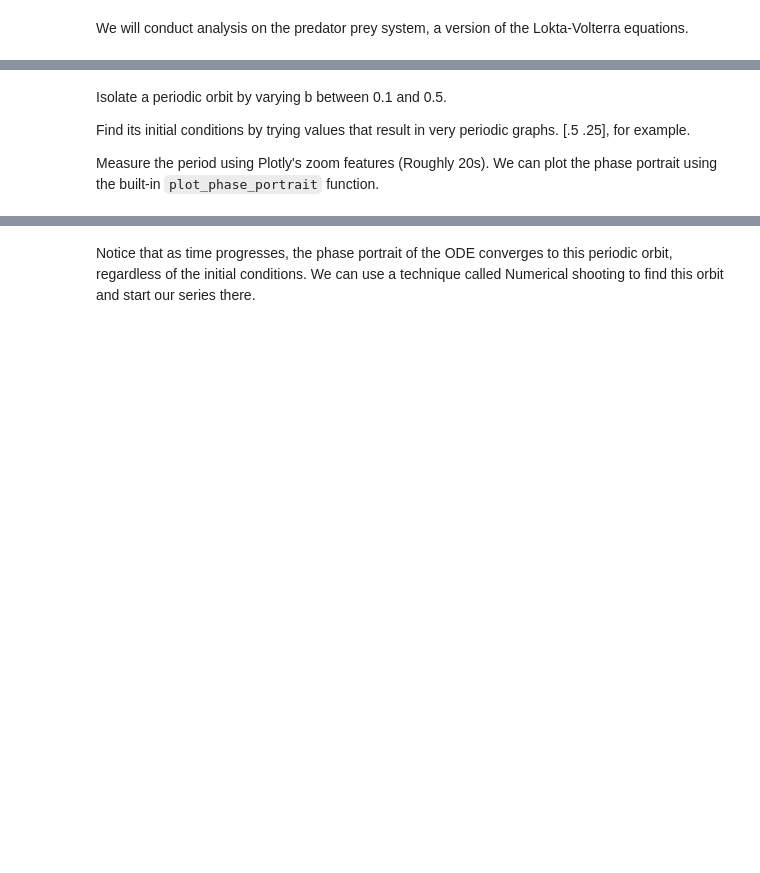
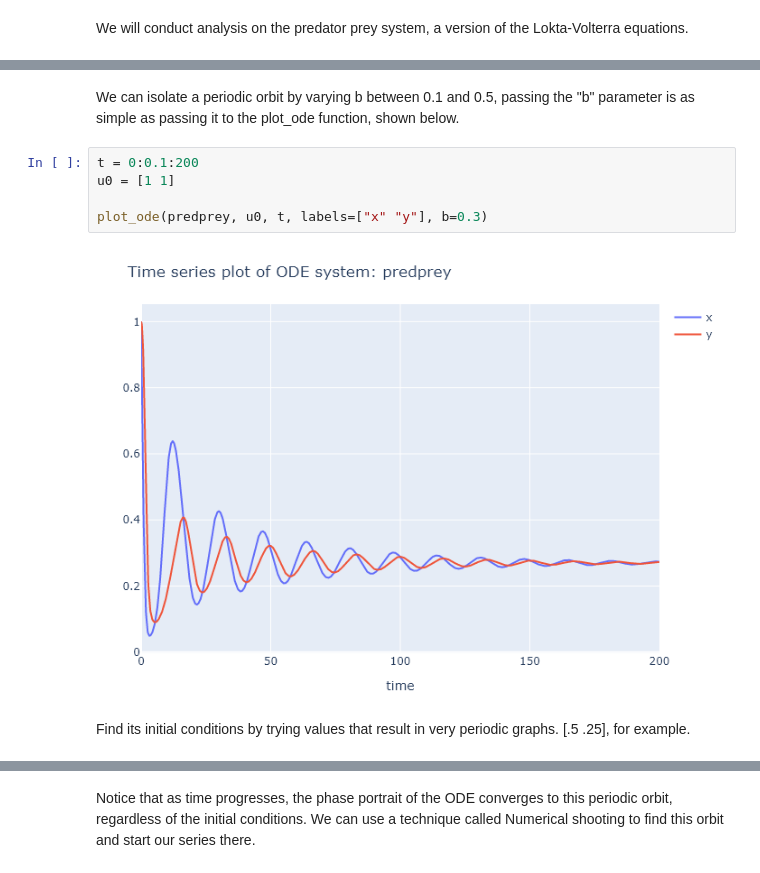
Before and after one commit to crispianm/SciComp, a Jupyter notebook: examples/Numerical Shooting Examples.ipynb, the cells around one changed output, grey strips where cells are left out. Cells and saved outputs as stored; diff of their text form; blank space fills up the shorter version.

```diff
--- a/examples/Numerical Shooting Examples.ipynb
+++ b/examples/Numerical Shooting Examples.ipynb
@@ -22,9 +22,11 @@ plot_ode(predprey, u0, t, labels=["x" "y"])
+# %% [markdown]
+We can isolate a periodic orbit by varying b between 0.1 and 0.5, passing the "b" parameter is as simple as passing it to the plot_ode function, shown below.
+# %%
+t = 0:0.1:200
+u0 = [1 1]
+
+plot_ode(predprey, u0, t, labels=["x" "y"], b=0.3)
+# %% [output]
+[figure, added]
 # %% [markdown]
-Isolate a periodic orbit by varying b between 0.1 and 0.5.
-
-
 Find its initial conditions by trying values that result in very periodic graphs. [.5 .25], for example.
-
-
-Measure the period using Plotly's zoom features (Roughly 20s).
-We can plot the phase portrait using the built-in `plot_phase_portrait` function.
```
Also changed, not shown: parts of 6 cells of this notebook, 3 other files.
